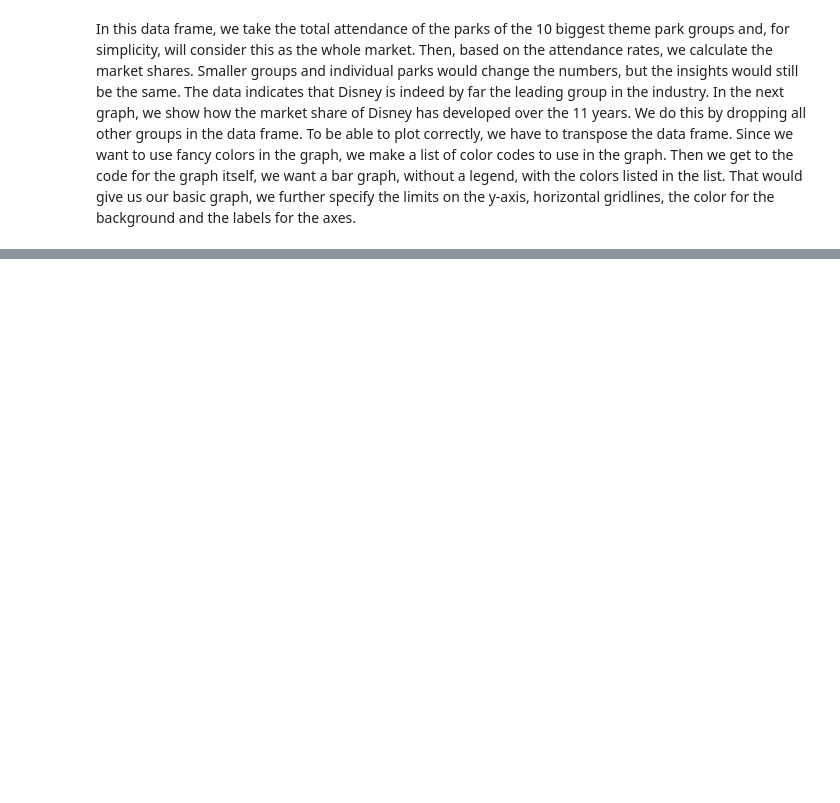
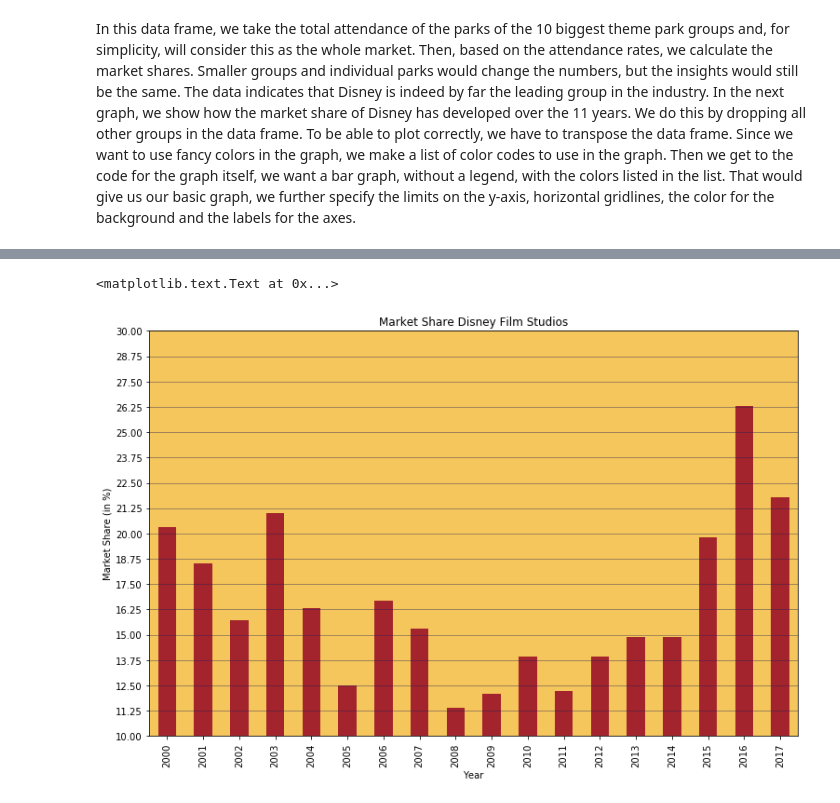
Before and after one commit to RobertHamberg/zooi, a Jupyter notebook: WDC.ipynb, the cells around one changed output, grey strips where cells are left out. Cells and saved outputs as stored; diff of their text form; code cells hidden in the pictures; blank space fills up the shorter version.

```diff
--- a/WDC.ipynb
+++ b/WDC.ipynb
@@ -141,15 +174,19 @@ fs_ms.head()
 # %%
 fs_Disney = fs_ms.drop(fs_ms.index[1:])
 fs_Disney_plot = fs_Disney.T
 fs_Disney_plot.plot(kind='bar', legend=False, color='#A3242D',title='Market Share Disney Film Studios', figsize=(12.5,8))
 axes = plt.gca()
 axes.set_ylim([10,30])
 axes.set_facecolor('#F5C65C')
 axes.grid(axis='y', color='#232055', alpha=0.5, lw=0.8)
 axes.grid(b=False, axis='x')
 axes.yaxis.set_major_locator(plt.MultipleLocator(1.25))
 axes.set_ylabel('Market Share (in %)')
 axes.set_xlabel('Year')
+axes.set_axisbelow(True)
+# %% [output]
+<matplotlib.text.Text at 0x...>
+[figure, added]
 # %%
 def f(x):
     return x/100
```
Also changed, not shown: parts of 22 cells of this notebook.
